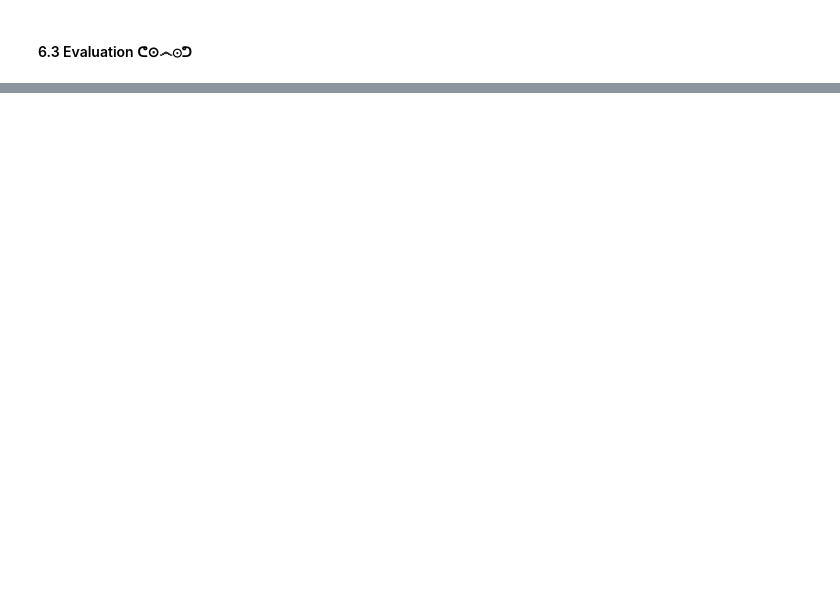
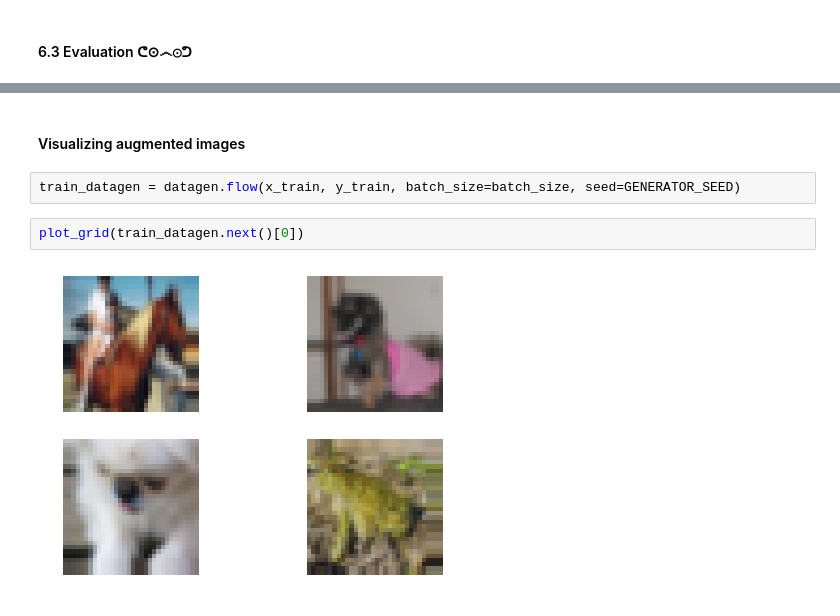
Before and after one commit to soumendra/cnn-visualisation, a Jupyter notebook: notebooks/getting_started_with_deep_learning.ipynb, the cells around one changed output, grey strips where cells are left out. Cells and saved outputs as stored; diff of their text form; blank space fills up the shorter version.

Commit message:
Added section for visualizing augmented images

```diff
--- a/notebooks/getting_started_with_deep_learning.ipynb
+++ b/notebooks/getting_started_with_deep_learning.ipynb
@@ -346,0 +451,8 @@ print('Test accuracy:', score[1])
+# %% [markdown]
+#### Visualizing augmented images
+# %%
+train_datagen = datagen.flow(x_train, y_train, batch_size=batch_size, seed=GENERATOR_SEED)
+# %%
+plot_grid(train_datagen.next()[0])
+# %% [output]
+[figure, added]
```
Also changed, not shown: parts of 14 cells of this notebook.
